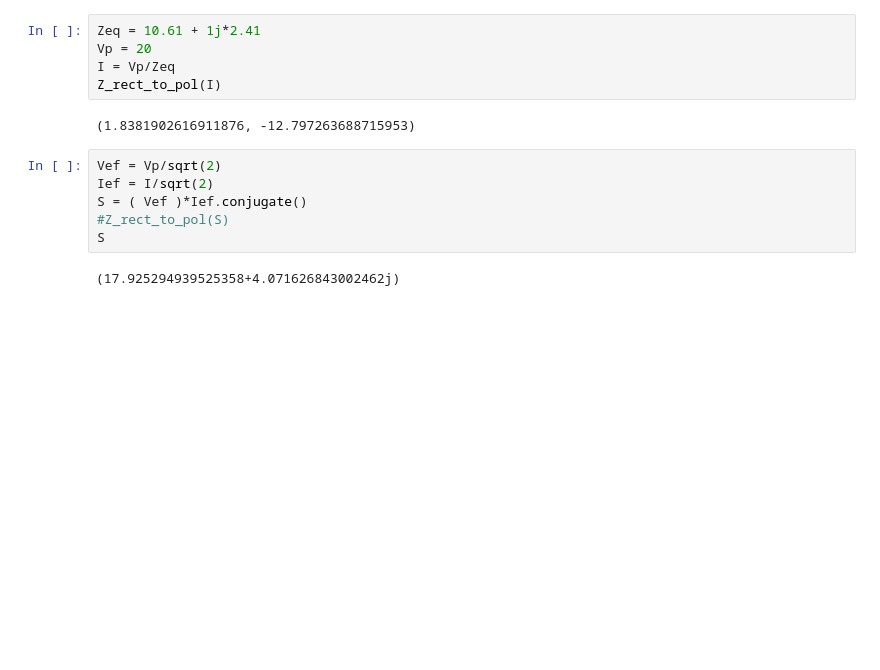
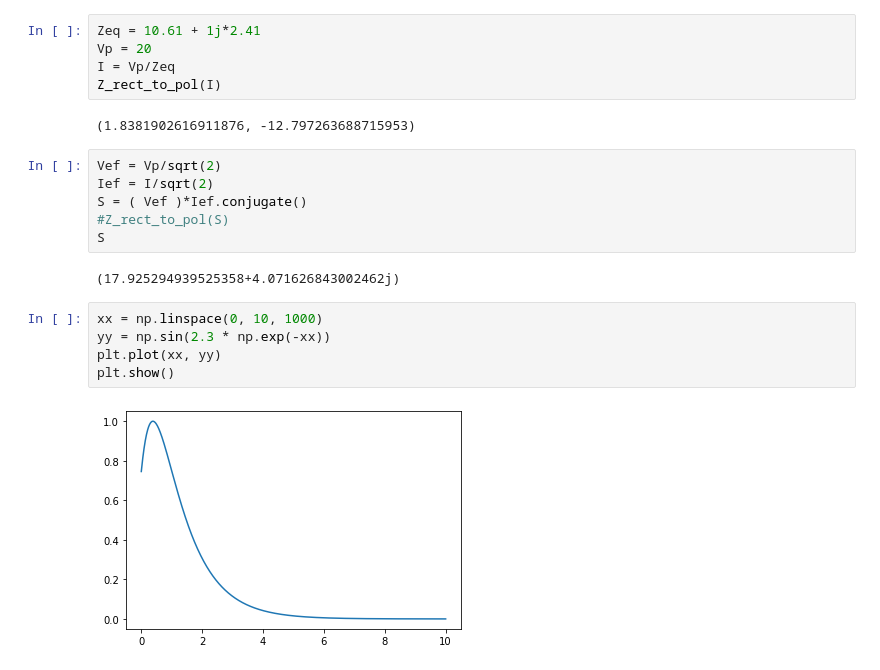
Before and after one commit to DualStream799/Wireless-Power-Transfer-Simulation, a Jupyter notebook: WPT-Simulation.ipynb, the cells around one changed output. Cells and saved outputs as stored; diff of their text form; blank space fills up the shorter version.

```diff
--- a/WPT-Simulation.ipynb
+++ b/WPT-Simulation.ipynb
@@ -203,3 +248,10 @@ S = ( Vef )*Ief.conjugate()
 S
 # %% [output]
 (17.925294939525358+4.071626843002462j)
+# %%
+xx = np.linspace(0, 10, 1000)
+yy = np.sin(2.3 * np.exp(-xx))
+plt.plot(xx, yy)
+plt.show()
+# %% [output]
+[figure, added]
```
Also changed, not shown: parts of 5 cells of this notebook.
